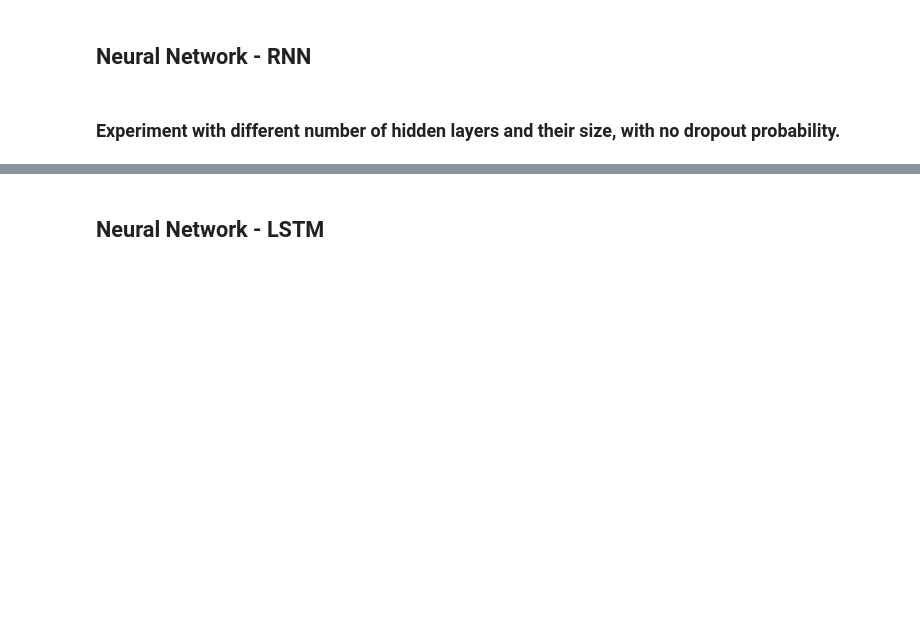
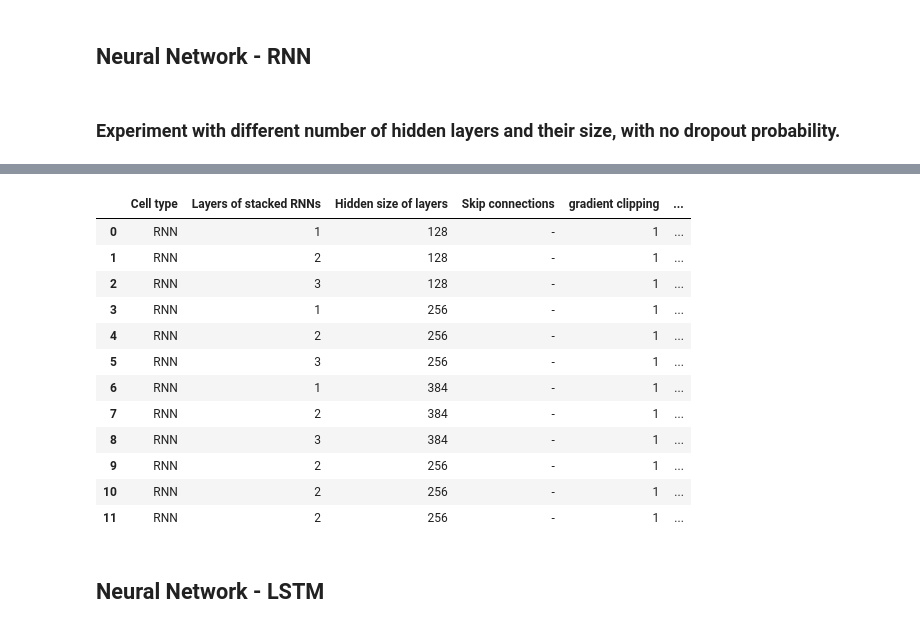
Before and after one commit to Myrto-Iglezou/Sentiment-classifier-RNN, a Jupyter notebook: Question-1.ipynb, the cells around one changed output, grey strips where cells are left out. Drawn from its saved outputs; the diff is of its cells as text; code cells hidden in the pictures; blank space fills up the shorter version.

```diff
--- a/Question-1.ipynb
+++ b/Question-1.ipynb
@@ -848,3 +956,19 @@ RNN model with hidden size :256 and number of layers: 3
+# %%
+FinalDf
+# %% [output]
+|  | Cell type | Layers of stacked RNNs | Hidden size of layers | Skip connections | gradient clipping | ... |
+| 0 | RNN | 1 | 128 | - | 1 | ... |
+| 1 | RNN | 2 | 128 | - | 1 | ... |
+| 2 | RNN | 3 | 128 | - | 1 | ... |
+| 3 | RNN | 1 | 256 | - | 1 | ... |
+| 4 | RNN | 2 | 256 | - | 1 | ... |
+| 5 | RNN | 3 | 256 | - | 1 | ... |
+| 6 | RNN | 1 | 384 | - | 1 | ... |
+| 7 | RNN | 2 | 384 | - | 1 | ... |
+| 8 | RNN | 3 | 384 | - | 1 | ... |
+| 9 | RNN | 2 | 256 | - | 1 | ... |
+| 10 | RNN | 2 | 256 | - | 1 | ... |
+| 11 | RNN | 2 | 256 | - | 1 | ... |
 # %% [markdown]
 ## Neural Network - **LSTM**
 # %% [markdown]
```
Also changed, not shown: parts of 4 cells of this notebook.
